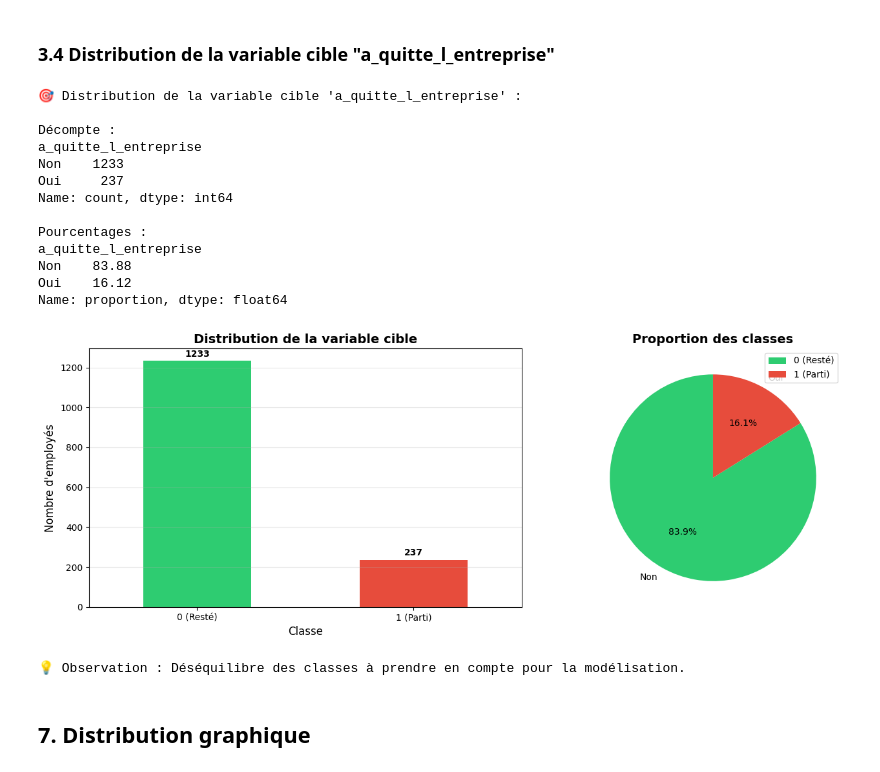
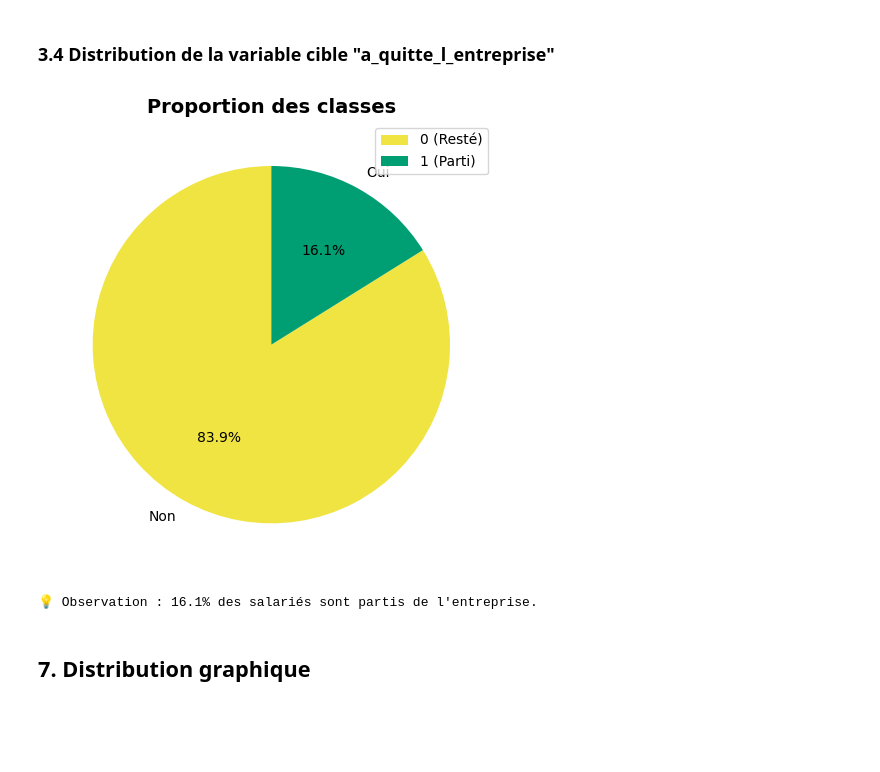
Before and after one commit to vler0ux/esn, a Jupyter notebook: 01_analyse_exploratoire.ipynb, the cells around one changed output. Drawn from its saved outputs; the diff is of its cells as text; code cells hidden in the pictures; blank space fills up the shorter version.

```diff
--- a/01_analyse_exploratoire.ipynb
+++ b/01_analyse_exploratoire.ipynb
@@ -540,55 +540,27 @@ Colonnes à supprimer : ['code_sondage', 'eval_number_int']
 Nombre de colonnes après nettoyage : 31
 # %% [markdown]
 ### 3.4 Distribution de la variable cible "a_quitte_l_entreprise"
-# %%
-print("🎯 Distribution de la variable cible 'a_quitte_l_entreprise' :")
-print("\nDécompte :")
-print(df_sondage['a_quitte_l_entreprise'].value_counts())
-print("\nPourcentages :")
-print((df_sondage['a_quitte_l_entreprise'].value_counts(normalize=True) * 100).round(2))
-
-fig, axes = plt.subplots(1, 2, figsize=(14, 5))
-
-# Graphique 1 : Barplot
-df_complet['a_quitte_l_entreprise'].value_counts().plot(kind='bar', ax=axes[0], color=['#2ecc71', '#e74c3c'])
-axes[0].set_title('Distribution de la variable cible', fontsize=14, fontweight='bold')
-axes[0].set_xlabel('Classe', fontsize=12)
-axes[0].set_ylabel('Nombre d\'employés', fontsize=12)
-axes[0].set_xticklabels(['0 (Resté)', '1 (Parti)'], rotation=0)
-axes[0].grid(axis='y', alpha=0.3)
-
-# Ajouter les valeurs sur les barres
-for i, v in enumerate(df_complet['a_quitte_l_entreprise'].value_counts()):
-    axes[0].text(i, v + 20, str(v), ha='center', fontweight='bold')
-
-# Graphique 2 : Pie chart
-colors_pie = ['#2ecc71', '#e74c3c']
-df_complet['a_quitte_l_entreprise'].value_counts().plot(kind='pie', ax=axes[1], colors=colors_pie,
-                      autopct='%1.1f%%', startangle=90)
-axes[1].set_title('Proportion des classes', fontsize=14, fontweight='bold')
-axes[1].set_ylabel('')
-axes[1].legend(['0 (Resté)', '1 (Parti)'], loc='upper right')
-
-plt.tight_layout()
-plt.show()
-
-print("\n💡 Observation : Déséquilibre des classes à prendre en compte pour la modélisation.")
-# %% [output]
-🎯 Distribution de la variable cible 'a_quitte_l_entreprise' :
-
-Décompte :
-a_quitte_l_entreprise
-Non    1233
-Oui     237
-Name: count, dtype: int64
-
-Pourcentages :
-a_quitte_l_entreprise
-Non    83.88
-Oui    16.12
-Name: proportion, dtype: float64
-[figure, removed]
-💡 Observation : Déséquilibre des classes à prendre en compte pour la modélisation.
+# %%
+fig, axes = plt.subplots(1, 1, figsize=(14, 5))
+quitte_oui_non = df_complet['a_quitte_l_entreprise']
+quitte_oui = df_complet[quitte_oui_non == 'Oui']
+pourcentage_quitte_oui = (len(quitte_oui)/ len(df_complet))*100
+
+# Graphique 2 : Pie chart
+colors_pie = ['#F0E442', '#009E73']
+quitte_oui_non.value_counts().plot(kind='pie', ax=axes, colors=colors_pie,
+                      autopct='%1.1f%%', startangle=90)
+axes.set_title('Proportion des classes', fontsize=14, fontweight='bold')
+axes.set_ylabel('')
+axes.legend(['0 (Resté)', '1 (Parti)'], loc='upper right')
+
+plt.tight_layout()
+plt.show()
+
+print( f"\n💡 Observation : {pourcentage_quitte_oui:.1f}% des salariés sont partis de l'entreprise.")
+# %% [output]
+[figure, added]
+💡 Observation : 16.1% des salariés sont partis de l'entreprise.
 # %% [markdown]
 ## 7. Distribution graphique
 # %%
```
Also changed, not shown: parts of 14 cells of this notebook, 1 other file.
